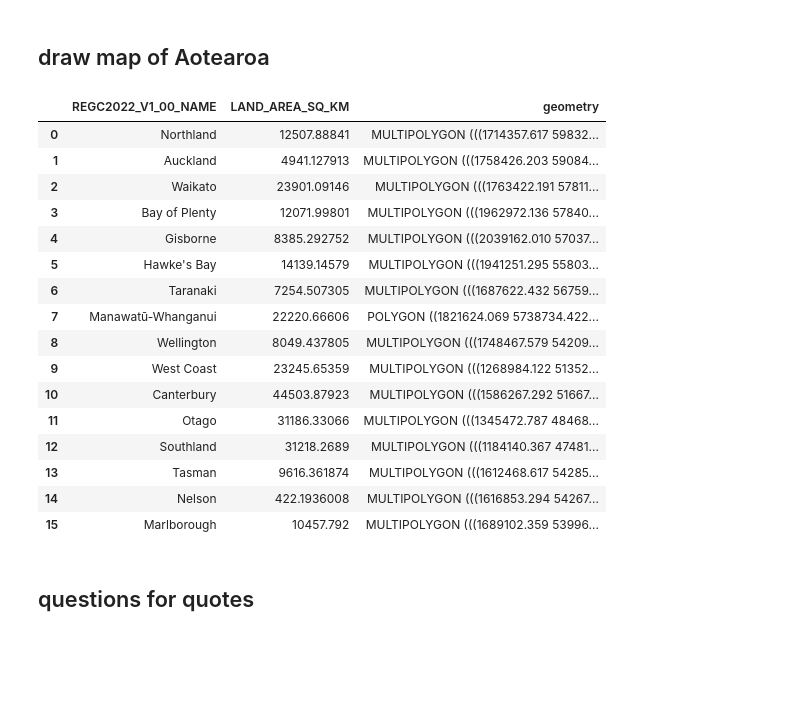
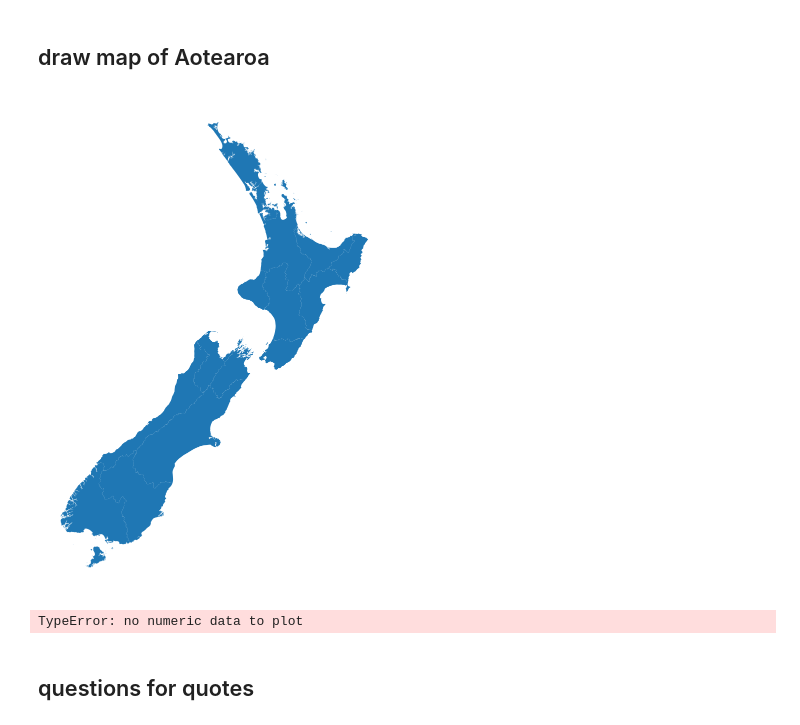
Before and after one commit to matthew-trava/huiehackathon-team2, a Jupyter notebook: gis.ipynb, the cells around one changed output. Cells and saved outputs as stored; diff of their text form; code cells hidden in the pictures; blank space fills up the shorter version.

```diff
--- a/gis.ipynb
+++ b/gis.ipynb
@@ -183,48 +183,54 @@ print(groups)
 # %%
 import geopandas as gpd
 
 def extract_geodataframe(csv_fp, shp_fp):
     '''
     Reads the csv and shp files from NZ's regional councils and
     creates a geodataframe to plot the map of NZ. Files publicily available here:
     https://datafinder.stats.govt.nz/layer/106667-regional-council-2022-clipped-generalised/
     '''
     gdf_shp = gpd.read_file(csv_fp)
     gdf_csv = gpd.read_file(shp_fp)
 
     # get rid of redundand columns and of extra region wording
-    gdf_csv = gdf_csv[["REGC2022_V1_00_NAME", "LAND_AREA_SQ_KM"]]
+    gdf_csv = gdf_csv[["REGC2022_V1_00_NAME"]]
     gdf_csv = gdf_csv.replace('Region', '', regex=True)
     # join two dataframes and get rid of Outside NZ region
     gdf_map = gdf_csv.merge(gdf_shp, left_index=True, right_index=True)
     gdf_map = gdf_map.drop(gdf_map.index[-1], axis=0)
+    gdf_map = gpd.GeoDataFrame(gdf_map)#, crs="EPSG:4326", geometry=geometry)
 
     return gdf_map
+
+# define function to draw NZ map
+def draw_map(gdf, count=None):
+    '''
+    Draws map of input dataframe (assume multipolygon) geometry
+    '''
+
+    fig, ax = plt.subplots(figsize=(24,9))
+    gdf.plot(ax=ax)
+
+    plt.axis("off")
+    plt.show()
+
+
 
 # call function to extract geodataframe of NZ's regional councils
 csv_filepath = "data/gis/regional-council-2022-clipped-generalised.shx"
 shp_filepath = "data/gis/regional_council_2022_clipped_csv.csv"
 gdf_map = extract_geodataframe(csv_filepath, shp_filepath)
 
 gdf_map
+
+# call map drawing function
+draw_map(gdf_map)
 # %% [output]
-|  | REGC2022_V1_00_NAME | LAND_AREA_SQ_KM | geometry |
-| 0 | Northland | 12507.88841 | MULTIPOLYGON (((1714357.617 59832... |
-| 1 | Auckland | 4941.127913 | MULTIPOLYGON (((1758426.203 59084... |
-| 2 | Waikato | 23901.09146 | MULTIPOLYGON (((1763422.191 57811... |
-| 3 | Bay of Plenty | 12071.99801 | MULTIPOLYGON (((1962972.136 57840... |
-| 4 | Gisborne | 8385.292752 | MULTIPOLYGON (((2039162.010 57037... |
-| 5 | Hawke's Bay | 14139.14579 | MULTIPOLYGON (((1941251.295 55803... |
-| 6 | Taranaki | 7254.507305 | MULTIPOLYGON (((1687622.432 56759... |
-| 7 | Manawatū-Whanganui | 22220.66606 | POLYGON ((1821624.069 5738734.422... |
-| 8 | Wellington | 8049.437805 | MULTIPOLYGON (((1748467.579 54209... |
-| 9 | West Coast | 23245.65359 | MULTIPOLYGON (((1268984.122 51352... |
-| 10 | Canterbury | 44503.87923 | MULTIPOLYGON (((1586267.292 51667... |
-| 11 | Otago | 31186.33066 | MULTIPOLYGON (((1345472.787 48468... |
-| 12 | Southland | 31218.2689 | MULTIPOLYGON (((1184140.367 47481... |
-| 13 | Tasman | 9616.361874 | MULTIPOLYGON (((1612468.617 54285... |
-| 14 | Nelson | 422.1936008 | MULTIPOLYGON (((1616853.294 54267... |
-| 15 | Marlborough | 10457.792 | MULTIPOLYGON (((1689102.359 53996... |
+[figure, added]
+# %%
+gdf_map['geometry']
+# %% [output]
+TypeError: no numeric data to plot
 # %% [markdown]
 ## questions for quotes
 # %%
```
